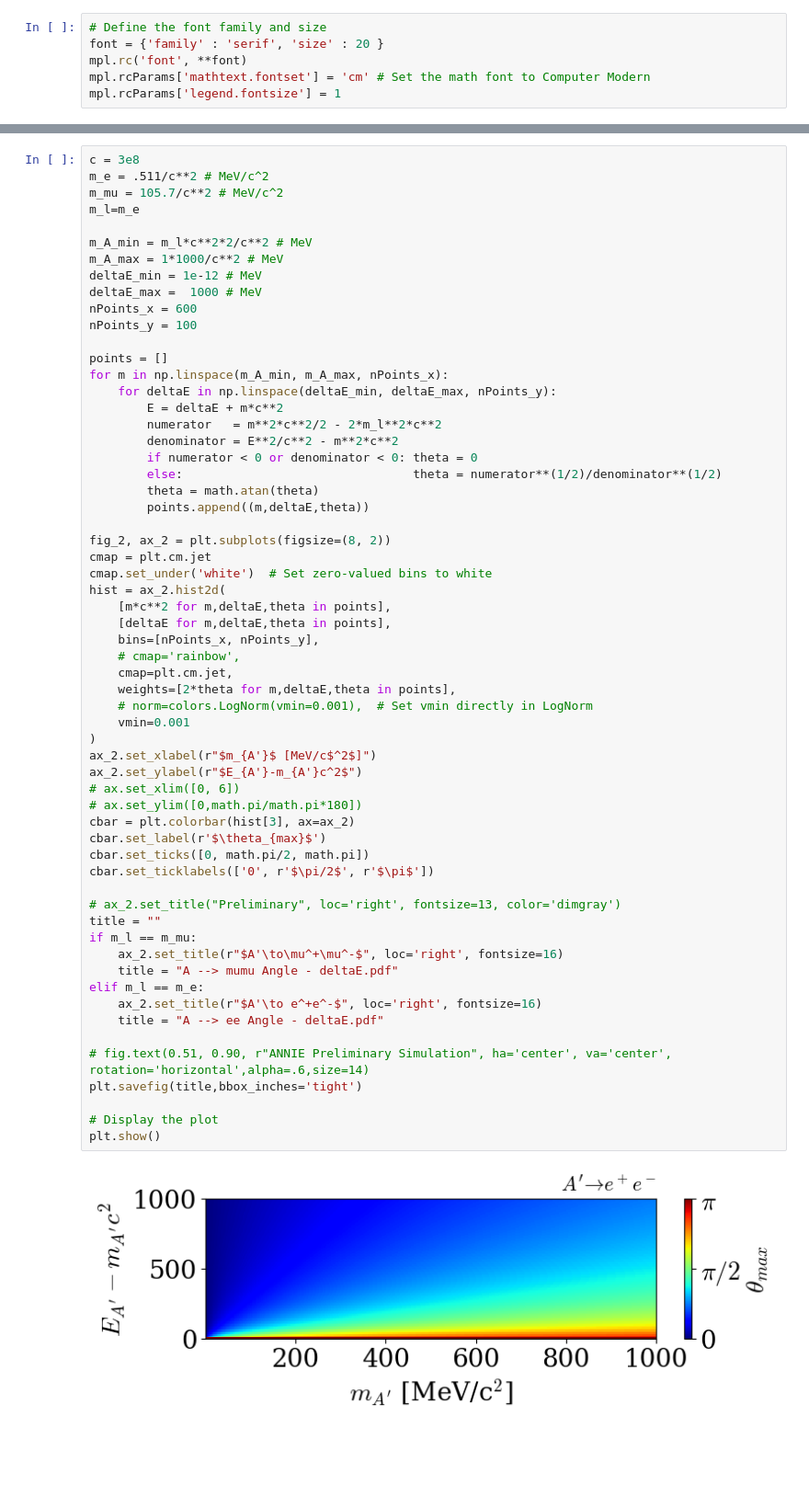
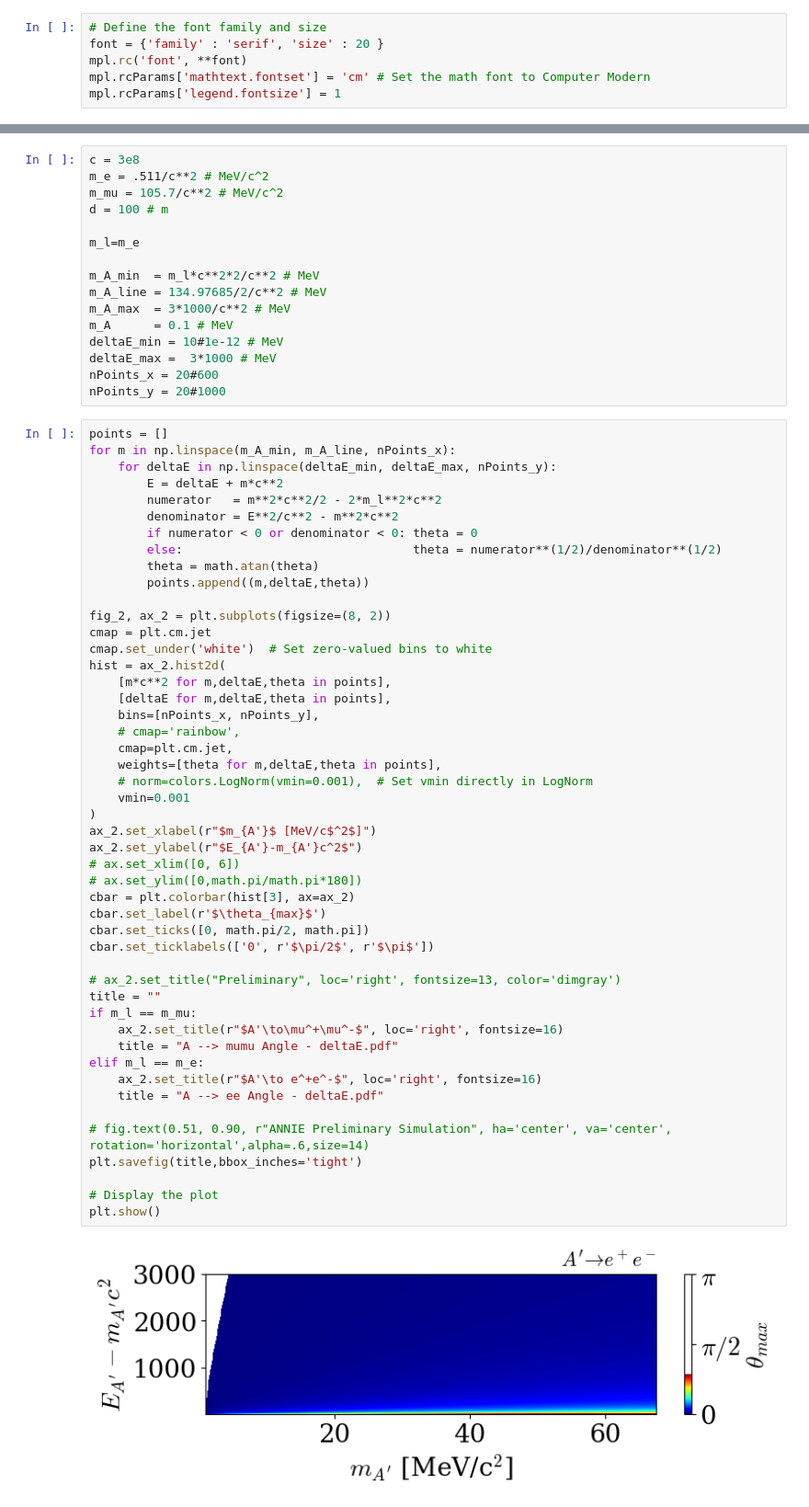
Before and after one commit to Noah-Everett/DS-Decay-Scripts, a Jupyter notebook: DP_plots.ipynb, the cells around one changed output, grey strips where cells are left out. Shown at 92% size. Saved outputs shown, nothing was run; the diff lists cells and outputs as text; blank space fills up the shorter version.

```diff
--- a/DP_plots.ipynb
+++ b/DP_plots.ipynb
@@ -111,18 +25,22 @@ ValueError: math domain error
+# %%
+c = 3e8
+m_e = .511/c**2 # MeV/c^2
+m_mu = 105.7/c**2 # MeV/c^2
+d = 100 # m
+
+m_l=m_e
+
+m_A_min  = m_l*c**2*2/c**2 # MeV
+m_A_line = 134.97685/2/c**2 # MeV
+m_A_max  = 3*1000/c**2 # MeV
+m_A      = 0.1 # MeV
+deltaE_min = 10#1e-12 # MeV
+deltaE_max =  3*1000 # MeV
+nPoints_x = 20#600
+nPoints_y = 20#1000
 # %%
-c = 3e8
-m_e = .511/c**2 # MeV/c^2
-m_mu = 105.7/c**2 # MeV/c^2
-m_l=m_e
-
-m_A_min = m_l*c**2*2/c**2 # MeV
-m_A_max = 1*1000/c**2 # MeV
-deltaE_min = 1e-12 # MeV
-deltaE_max =  1000 # MeV
-nPoints_x = 600
-nPoints_y = 100
-
 points = []
-for m in np.linspace(m_A_min, m_A_max, nPoints_x):
+for m in np.linspace(m_A_min, m_A_line, nPoints_x):
     for deltaE in np.linspace(deltaE_min, deltaE_max, nPoints_y):
         E = deltaE + m*c**2
         numerator   = m**2*c**2/2 - 2*m_l**2*c**2
@@ -141,32 +59,32 @@ hist = ax_2.hist2d(
     bins=[nPoints_x, nPoints_y],
     # cmap='rainbow',
     cmap=plt.cm.jet,
-    weights=[2*theta for m,deltaE,theta in points],
+    weights=[theta for m,deltaE,theta in points],
     # norm=colors.LogNorm(vmin=0.001),  # Set vmin directly in LogNorm
     vmin=0.001
 )
 ax_2.set_xlabel(r"$m_{A'}$ [MeV/c$^2$]")
 ax_2.set_ylabel(r"$E_{A'}-m_{A'}c^2$")
 # ax.set_xlim([0, 6])
 # ax.set_ylim([0,math.pi/math.pi*180])
 cbar = plt.colorbar(hist[3], ax=ax_2)
 cbar.set_label(r'$\theta_{max}$')
 cbar.set_ticks([0, math.pi/2, math.pi])
 cbar.set_ticklabels(['0', r'$\pi/2$', r'$\pi$'])
 
 # ax_2.set_title("Preliminary", loc='right', fontsize=13, color='dimgray')
 title = ""
 if m_l == m_mu:
     ax_2.set_title(r"$A'\to\mu^+\mu^-$", loc='right', fontsize=16)
     title = "A --> mumu Angle - deltaE.pdf"
 elif m_l == m_e:
     ax_2.set_title(r"$A'\to e^+e^-$", loc='right', fontsize=16)
     title = "A --> ee Angle - deltaE.pdf"
 
 # fig.text(0.51, 0.90, r"ANNIE Preliminary Simulation", ha='center', va='center', rotation='horizontal',alpha=.6,size=14)
 plt.savefig(title,bbox_inches='tight')
 
 # Display the plot
 plt.show()
 # %% [output]
-[figure, old version]
+[figure, new version]
```
Also changed, not shown: parts of 12 cells of this notebook, 12 other files.
